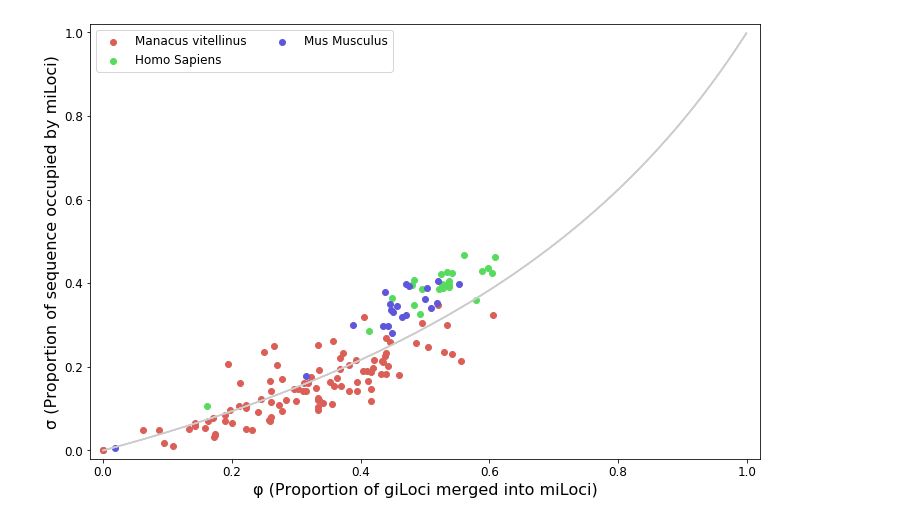
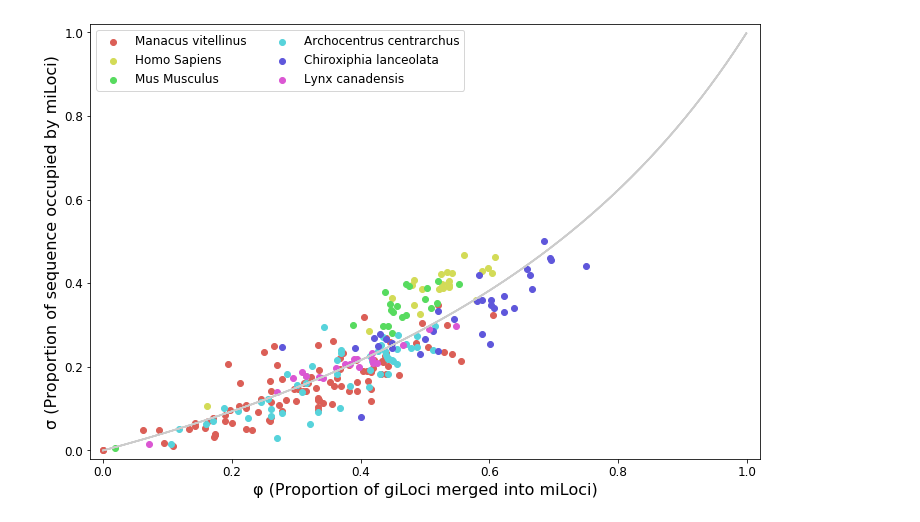
Before and after one commit to vpbrendel/iLoci_Lai2020, a Jupyter notebook: work/make-SF4d.ipynb, the cells around one changed output. Drawn from its saved outputs; the diff is of its cells as text; code cells hidden in the pictures.

Commit message:
added more species to Mvit compactness plot

```diff
--- a/work/make-SF4d.ipynb
+++ b/work/make-SF4d.ipynb
@@ -32,29 +32,30 @@ def calc_rho(species, basedir='data'):
     rho = iiloci_q['Length'].mean() / giloci_q['Length'].mean()
     return rho
 # %%
-speciesnames = ['Manacus vitellinus','Homo Sapiens', 'Mus Musculus']
-specieslist = ['Mvit','Hsap','Mmus']
+speciesnames = ['Manacus vitellinus','Homo Sapiens', 'Mus Musculus',
+                'Archocentrus centrarchus','Chiroxiphia lanceolata','Lynx canadensis']
+specieslist = ['Mvit','Hsap','Mmus','Acen','Clan','Lcan']
 
 palette = seaborn.color_palette("hls", len(specieslist))
 rho = calc_rho(specieslist, basedir='data')
 
 data = pandas.read_csv('tables/phisigma-Mvit.tsv',sep='\t')
 plots = list()
 for i, species in enumerate(specieslist):
     specdata = data.loc[(data.Species == species)]
     plot = plt.scatter(specdata['Phi'], specdata['Sigma'], color=palette[i])
     plots.append(plot)
     x = [k / 1000 for k in range(1000)]
     y = [(k/(1+(1-k)*rho)) for k in x]
     _ = plt.plot(x, y, color='#cccccc')
 _ = plt.xlim(-0.02, 1.02)
 _ = plt.ylim(-0.02, 1.02)
 _ = plt.xlabel('φ (Proportion of giLoci merged into miLoci)')
 _ = plt.ylabel('σ (Proportion of sequence occupied by miLoci)')
 _ = plt.legend(plots, speciesnames, scatterpoints=1,
            loc='upper left',
            ncol=2,
            fontsize=12)
 plt.savefig('figures/LSB20GB-SuppFig4d.png')
 # %% [output]
-[figure, old version]
+[figure, new version]
```
Also changed, not shown: 2 other files.
